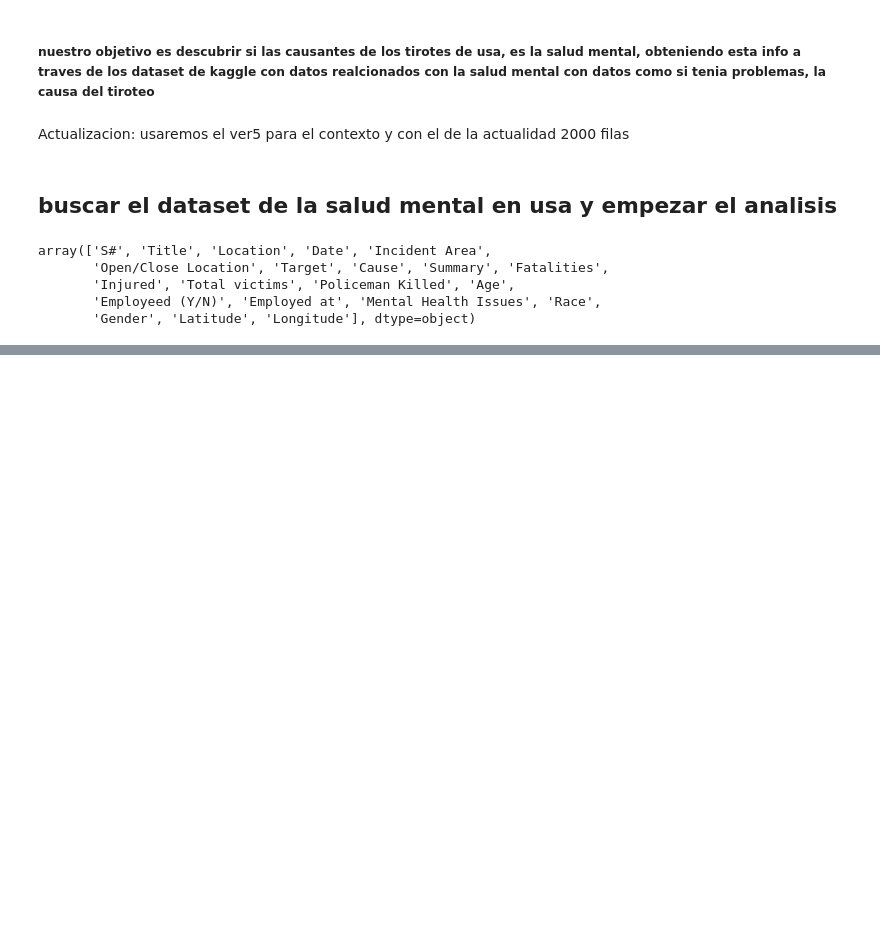
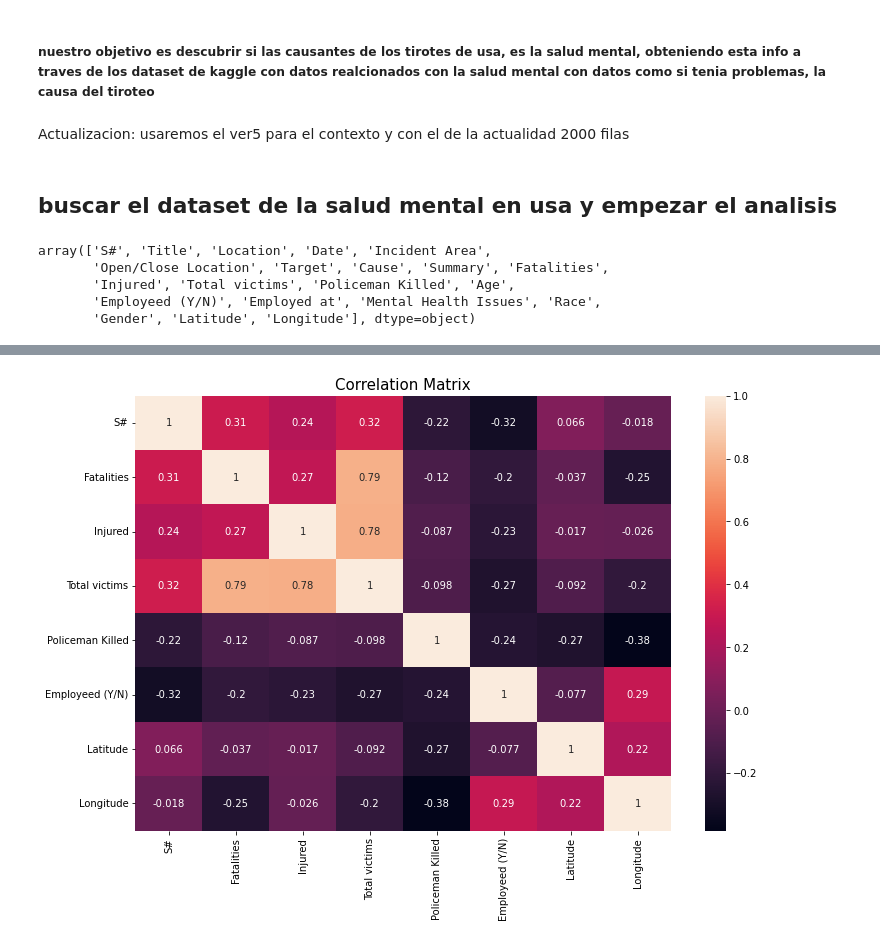
Before and after one commit to panxolopez/proyecto_mineria, a Jupyter notebook: proyecto.ipynb, the cells around one changed output, grey strips where cells are left out. Cells and saved outputs as stored; diff of their text form; code cells hidden in the pictures; blank space fills up the shorter version.

```diff
--- a/proyecto.ipynb
+++ b/proyecto.ipynb
@@ -244,0 +227,30 @@ mental
+# %%
+import matplotlib.pyplot as plt
+from datetime import datetime
+import seaborn as sns
+#coworkers['Date'] = pd.to_datetime(coworkers['Date'], format="%Y-%m-%d")
+coworkers.dtypes
+coworkers['Date'] = pd.to_datetime(coworkers['Date'])
+#plt.plot(coworkers['Date'],coworkers['Fatalities'],label="Muertes")
+#plt.plot(coworkers['Date'],coworkers['Injured'],label="Heridos")
+#plt.plot(coworkers['Date'],coworkers['Total victims'],label="Victimas Totales")
+#plt.legend()
+#plt.figure(figsize=(10,10))
+#plt.show()
+table_all = df_shooting5.dropna(axis=0)
+sns.pairplot(table_all, hue="Mental Health Issues")
+# %%
+import seaborn as sns
+import matplotlib.pyplot as plt
+
+corr= coworkers.corr()
+corr = corr[corr.axes[0]]
+fig= plt.figure(figsize=(12,8))
+ax= fig.add_subplot(111)
+ax= sns.heatmap(corr,annot=True,
+    xticklabels=corr.columns,
+    yticklabels=corr.columns)
+plt.title("Correlation Matrix", fontsize = 15)
+plt.show()
+# %% [output]
+[figure, added]
```
Also changed, not shown: parts of 14 cells of this notebook, 1 other file.
